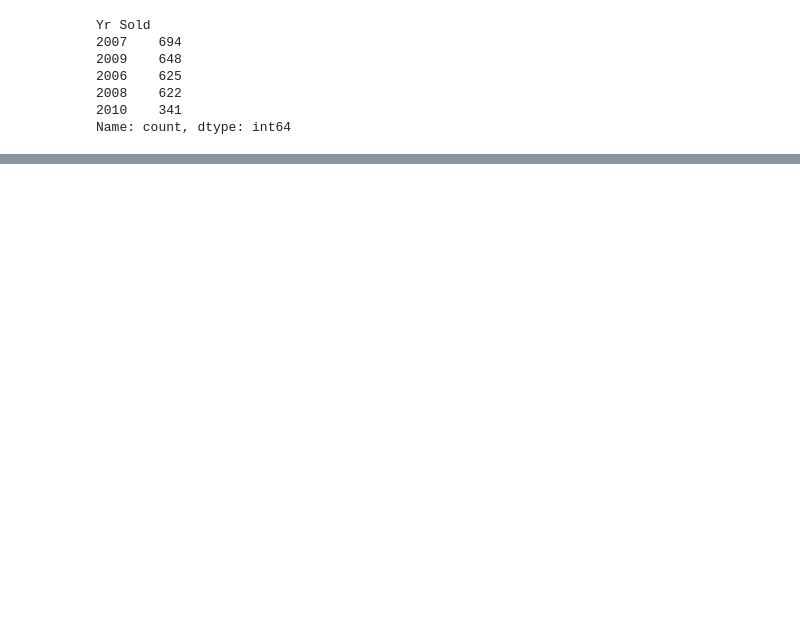
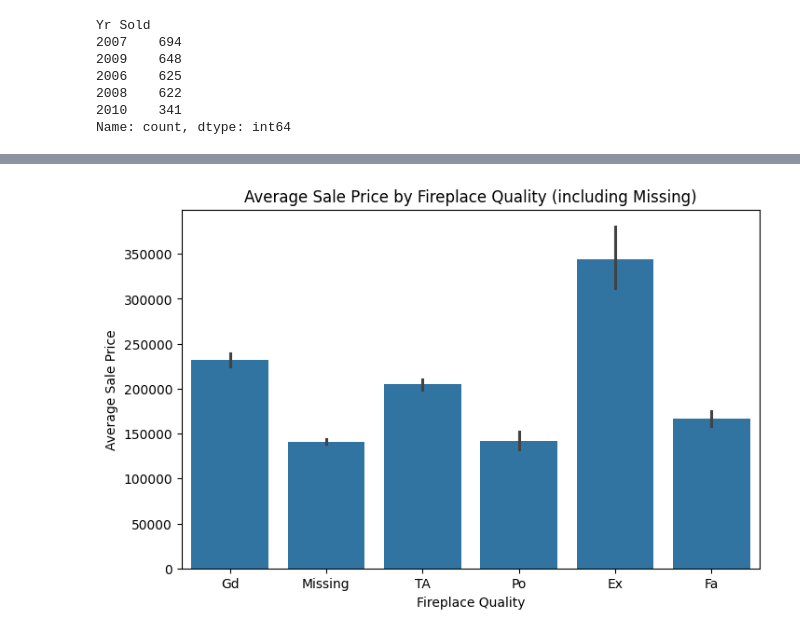
Before and after one commit to szymon-ml/Portfolio-Housing-Project, a Jupyter notebook: AmesPortfolio.ipynb, the cells around one changed output, grey strips where cells are left out. Cells and saved outputs as stored; diff of their text form; code cells hidden in the pictures; blank space fills up the shorter version.

```diff
--- a/AmesPortfolio.ipynb
+++ b/AmesPortfolio.ipynb
@@ -107,0 +275,19 @@ df
+# %%
+#with houses without a fireplace:
+temp = df.copy()
+
+temp['Fireplace Qu'] = temp['Fireplace Qu'].fillna('Missing')
+
+# Now plot
+plt.figure(figsize=(8,5))
+sns.barplot(
+    data=temp,
+    x='Fireplace Qu',
+    y='SalePrice',
+)
+plt.title("Average Sale Price by Fireplace Quality (including Missing)")
+plt.xlabel("Fireplace Quality")
+plt.ylabel("Average Sale Price")
+plt.show()
+# %% [output]
+[figure, added]
```
Also changed, not shown: parts of 69 cells of this notebook, 1 other file.
